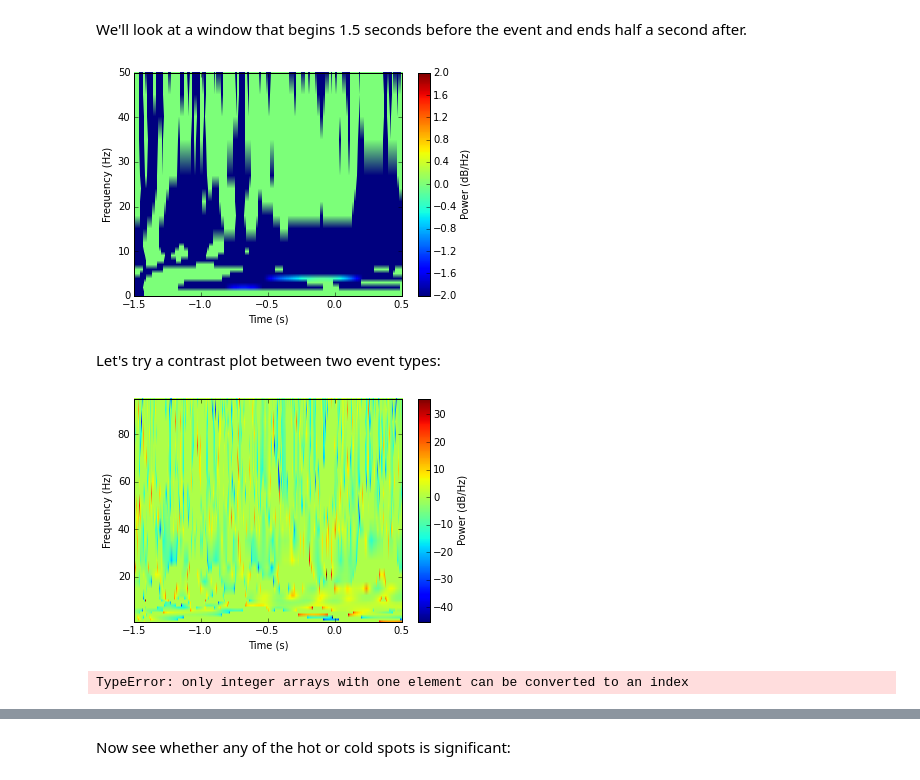
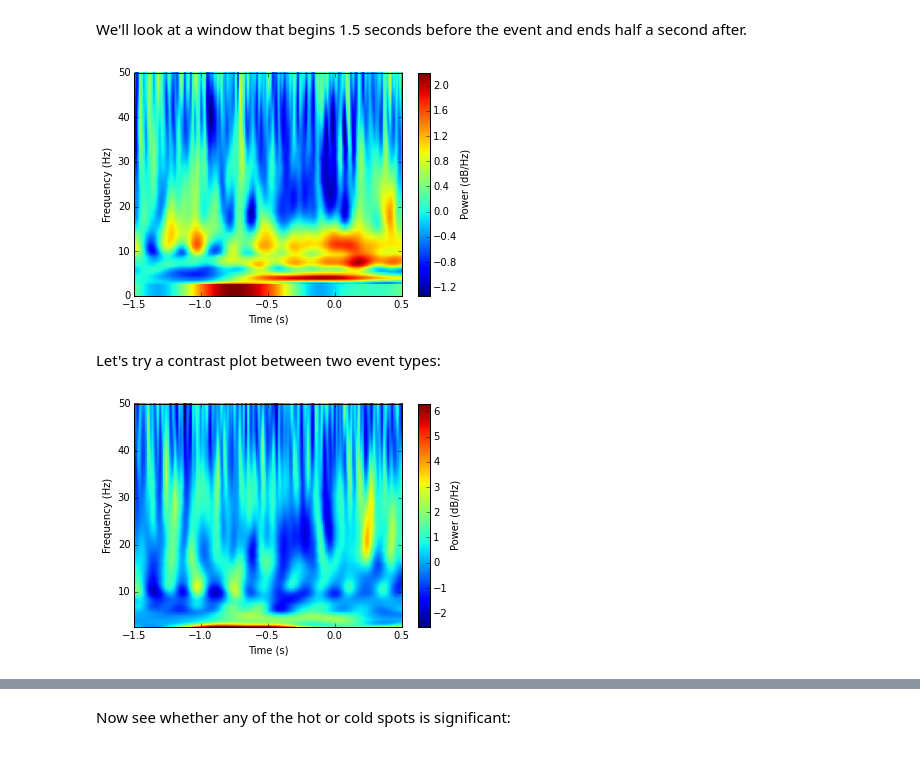
Before and after one commit to jmxpearson/hephys, a Jupyter notebook: bartc/time_frequency_mean_across_channels.ipynb, the cells around one changed output, grey strips where cells are left out. Saved outputs shown, nothing was run; the diff lists cells and outputs as text; code cells hidden in the pictures.

Commit message:
fixed bugs in tf plots

```diff
--- a/bartc/time_frequency_mean_across_channels.ipynb
+++ b/bartc/time_frequency_mean_across_channels.ipynb
@@ -18,7 +18,7 @@ Fetch some LFP data to play with:
 # %%
 import os
 dbname = os.path.expanduser('~/data/bartc/plexdata/bartc.hdf5')
-dtup = 17, 2
+dtup = 18, 1
 # %%
 lfp = dbio.fetch_all_such_LFP(dbname, *dtup)
 # %% [markdown]
@@ -39,24 +39,25 @@ We'll look at a window that begins 1.5 seconds before the event and ends half a
 # %%
 Tpre = -1.5
 Tpost = 0.5
+freqs = np.exp(np.linspace(np.log(2.5), np.log(50)))
 # %%
 baseline_interval = (-1.5, -1.35)
-nf = phys.norm_by_trial(baseline_interval, method='subtraction')
+nf = phys.norm_by_mean(baseline_interval, method='division')
 wav_normed, fig = lfpm.avg_time_frequency(0,
                                           stops, Tpre, Tpost,
                                           method='wav',
-                                          normfun=nf,
-                                          clim=(-2, 2))
+                                          normfun=nf, freqs=freqs)
 plt.ylim((0, 50));
 # %% [output]
-[figure, old version]
+[figure, new version]
 # %% [markdown]
 Let's try a contrast plot between two event types:
 # %%
 contr_tf, fig = lfpm.contrast_time_frequency(0, [stops, pops], Tpre, Tpost, method='wav',
-                            normfun=phys.norm_by_trial(baseline_interval, method='subtraction'))
+                                             freqs=freqs,
+                            normfun=phys.norm_by_mean(baseline_interval, method='division'))
 # %% [output]
-[figure, old version]
+[figure, new version]
 # %%
 def plot_diff_map(img, taxis, faxis):
     ax = plt.figure().add_subplot(111)
@@ -80,8 +81,6 @@ thresh = 1.0
 labels = alltimes['label']
 pos = boot.make_thresholded_diff(spectra, labels, hi=thresh)
 neg = boot.make_thresholded_diff(spectra, labels, lo=-thresh)
-# %% [output]
-TypeError: only integer arrays with one element can be converted to an index
 # %%
 plot_diff_map(pos.data, taxis, faxis)
 plot_diff_map(pos, taxis, faxis)
```
Also changed, not shown: parts of 2 cells of this notebook.
